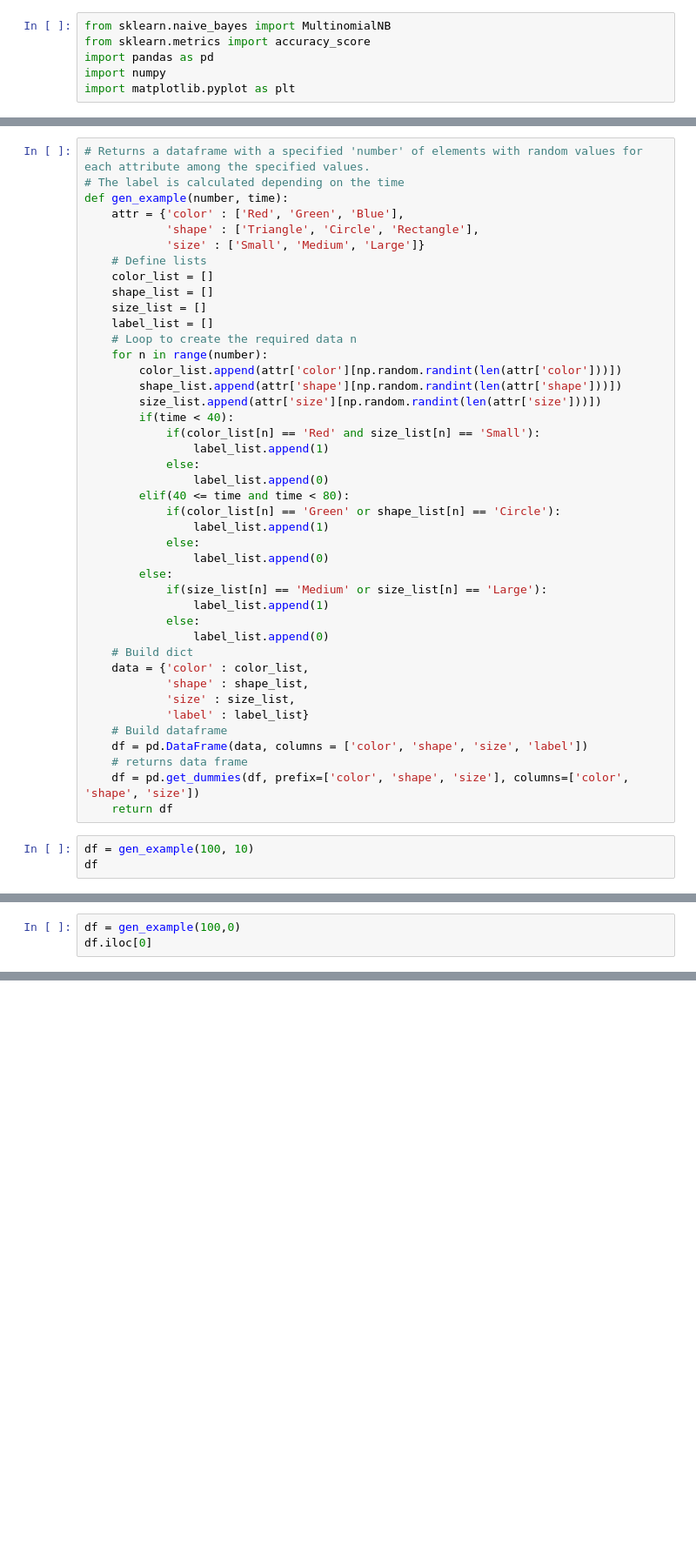
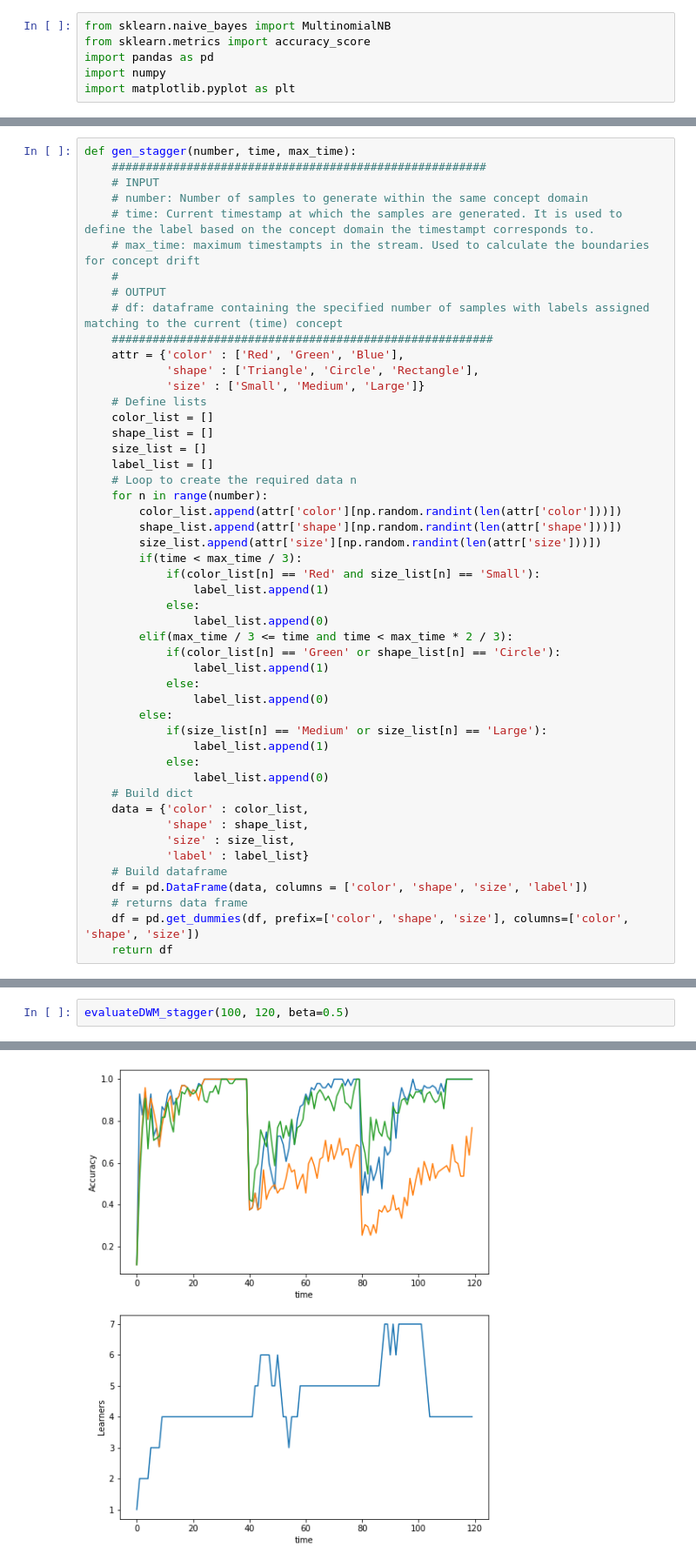
Before and after one commit to alexgg278/DWM, a Jupyter notebook: DWM.ipynb, the cells around one changed output, grey strips where cells are left out. Shown at 87% size. Saved outputs shown, nothing was run; the diff lists cells and outputs as text; blank space fills up the shorter version.

Commit message:
DWM for STAGGER concepts with performance averaged runs and SEA concepts generation

```diff
--- a/DWM.ipynb
+++ b/DWM.ipynb
@@ -33,7 +190,14 @@ Image("stagger.png")
 # %%
-# Returns a dataframe with a specified 'number' of elements with random values for each attribute among the specified values.
-# The label is calculated depending on the time
-def gen_example(number, time):
+def gen_stagger(number, time, max_time):
+    #######################################################
+    # INPUT
+    # number: Number of samples to generate within the same concept domain
+    # time: Current timestamp at which the samples are generated. It is used to define the label based on the concept domain the timestampt corresponds to.
+    # max_time: maximum timestampts in the stream. Used to calculate the boundaries for concept drift
+    #
+    # OUTPUT
+    # df: dataframe containing the specified number of samples with labels assigned matching to the current (time) concept
+    ########################################################
     attr = {'color' : ['Red', 'Green', 'Blue'],
             'shape' : ['Triangle', 'Circle', 'Rectangle'],
             'size' : ['Small', 'Medium', 'Large']}
@@ -47,12 +211,12 @@ def gen_example(number, time):
         color_list.append(attr['color'][np.random.randint(len(attr['color']))])
         shape_list.append(attr['shape'][np.random.randint(len(attr['shape']))])
         size_list.append(attr['size'][np.random.randint(len(attr['size']))])
-        if(time < 40):
+        if(time < max_time / 3):
             if(color_list[n] == 'Red' and size_list[n] == 'Small'):
                 label_list.append(1)
             else:
                 label_list.append(0)
-        elif(40 <= time and time < 80):
+        elif(max_time / 3 <= time and time < max_time * 2 / 3):
             if(color_list[n] == 'Green' or shape_list[n] == 'Circle'):
                 label_list.append(1)
             else:
@@ -72,6 +236,3 @@ def gen_example(number, time):
     # returns data frame
     df = pd.get_dummies(df, prefix=['color', 'shape', 'size'], columns=['color', 'shape', 'size'])
     return df
-# %%
-df = gen_example(100, 10)
-df
@@ -192,3 +238,0 @@ df
-# %%
-df = gen_example(100,0)
-df.iloc[0]
@@ -238,0 +476,3 @@ def remove_experts(E, w, theta, m):
+# %%
+evaluateDWM_stagger(100, 120, beta=0.5)
+# %% [output]
@@ -238,0 +481 @@ def remove_experts(E, w, theta, m):
+[figure, added]
```
Also changed, not shown: parts of 32 cells of this notebook, 1 other file.
